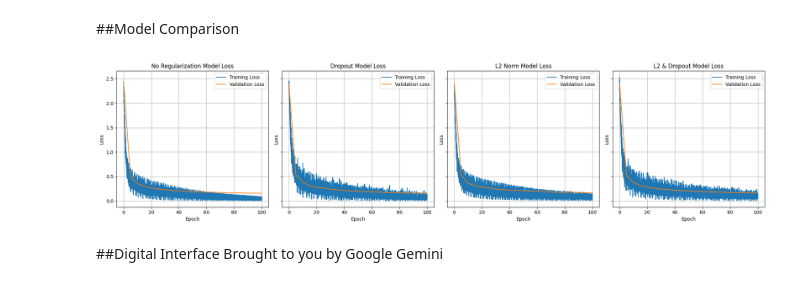
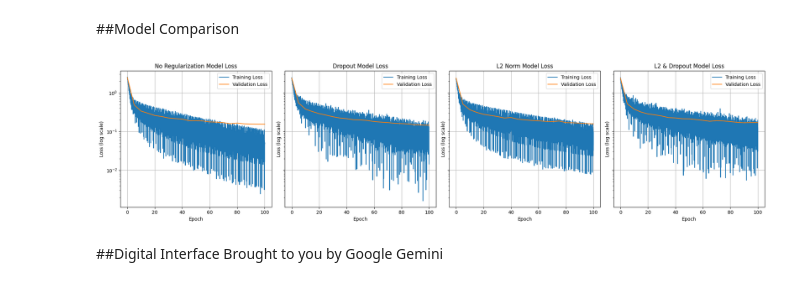
Before and after one commit to rylan-berry/DeepLearningIndependentStudy, a Jupyter notebook: RegularizationLab.ipynb, the cells around one changed output. Drawn from its saved outputs; the diff is of its cells as text; code cells hidden in the pictures.

```diff
--- a/RegularizationLab.ipynb
+++ b/RegularizationLab.ipynb
@@ -935,37 +960,35 @@ models_to_plot = {
 # Create a figure with subplots
 num_models = len(models_to_plot)
 fig, axes = plt.subplots(1, num_models, figsize=(5 * num_models, 5), sharey=True)
 
 if num_models == 1: # Handle case of single subplot
     axes = [axes]
 
 for ax, (model_name, model_obj) in zip(axes, models_to_plot.items()):
     # Extract training loss data
     train_epochs = [item[0] for item in model_obj.train_loss]
     train_losses = [item[1] for item in model_obj.train_loss]
 
     # Extract validation loss data
     val_epochs = [item[0] for item in model_obj.val_loss]
     val_losses = [item[1] for item in model_obj.val_loss]
 
     # Plot on the current subplot
     ax.plot(train_epochs, train_losses, label='Training Loss')
     ax.plot(val_epochs, val_losses, label='Validation Loss')
 
-    # Set y-axis to logarithmic scale
-    ax.set_yscale('log')
-
     # Add labels and title
     ax.set_xlabel('Epoch')
     ax.set_ylabel('Loss (log scale)')
     ax.set_title(f'{model_name} Loss')
     ax.legend()
     ax.grid(True)
 
+plt.yscale('log')
 plt.tight_layout() # Adjust layout to prevent overlapping titles/labels
 plt.show()
 # %% [output]
-[figure, old version]
+[figure, new version]
 # %% [markdown]
 ##Digital Interface
 Brought to you by Google Gemini
```
Also changed, not shown: parts of 17 cells of this notebook.
